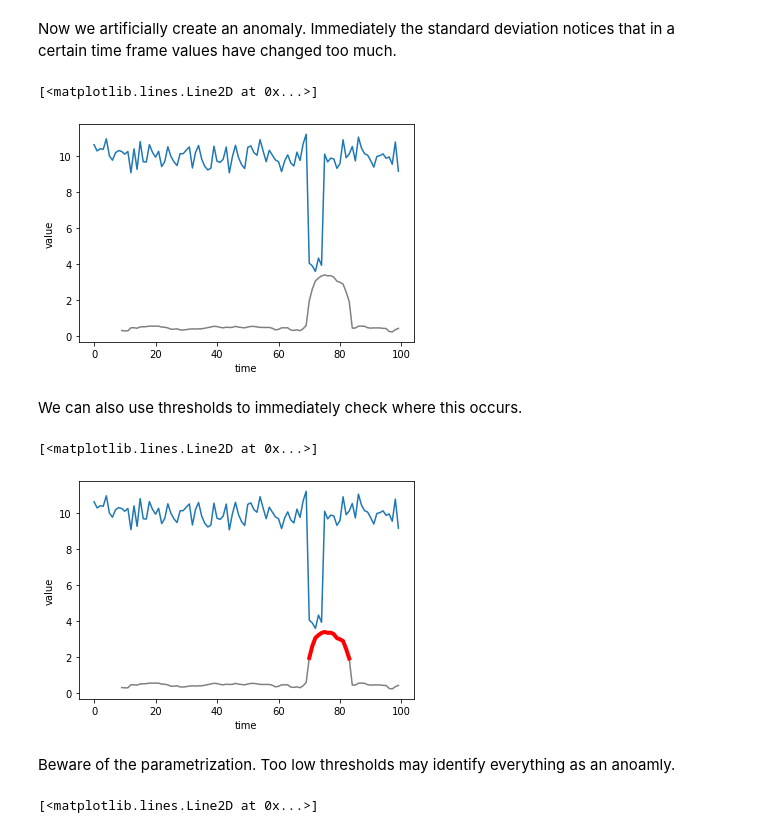
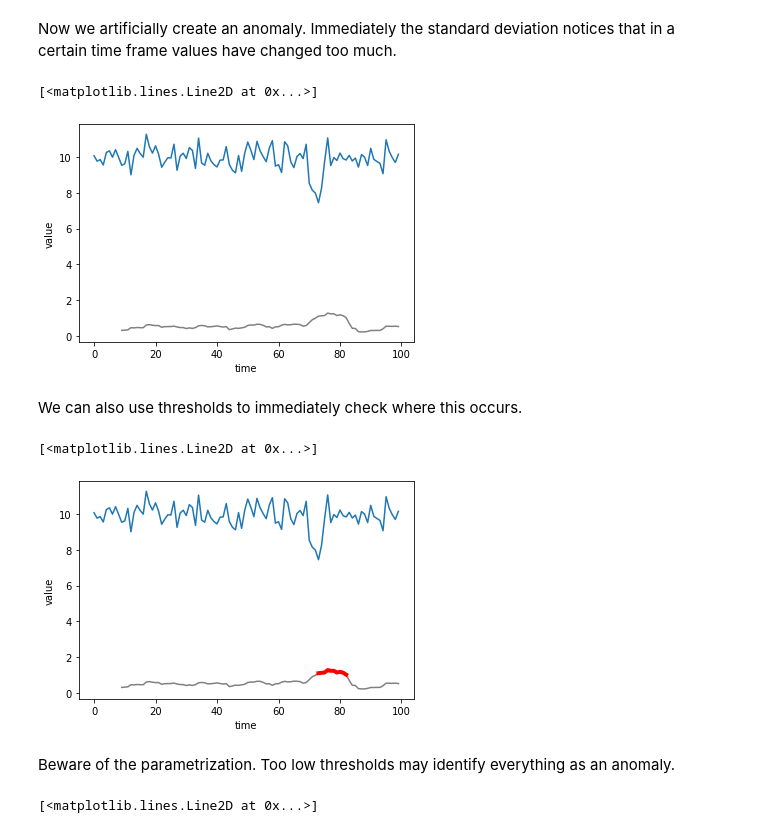
Before and after one commit to UBICO/more-iot, a Jupyter notebook: live-examples/anomaly.ipynb, the cells around one changed output. Saved outputs shown, nothing was run; the diff lists cells and outputs as text; code cells hidden in the pictures.

```diff
--- a/live-examples/anomaly.ipynb
+++ b/live-examples/anomaly.ipynb
@@ -38,14 +37,14 @@ plt.plot(std)
 Now we artificially create an anomaly. Immediately the standard deviation notices that in a certain time frame values have changed too much.
 # %%
 _ = df.copy()
-_.iloc[70:75]['value'] *= random.random()
+_.iloc[70:75]['value'] *= 0.8#random.random()
 std = _['value'].rolling(window=10).std()
 
 sns.lineplot(data=_, x='time', y='value')
 plt.plot(std,color='gray')
 # %% [output]
 [<matplotlib.lines.Line2D at 0x...>]
-[figure, old version]
+[figure, new version]
 # %% [markdown]
 We can also use thresholds to immediately check where this occurs.
 # %%
@@ -54,9 +53,9 @@ plt.plot(std, color='gray')
 plt.plot(std[std.values > 1], color='red',lw=4)
 # %% [output]
 [<matplotlib.lines.Line2D at 0x...>]
-[figure, old version]
+[figure, new version]
 # %% [markdown]
-Beware of the parametrization. Too low thresholds may identify everything as an anoamly.
+Beware of the parametrization. Too low thresholds may identify everything as an anomaly.
 # %%
 sns.lineplot(data=_, x='time', y='value')
 plt.plot(std, color='gray')
```
Also changed, not shown: parts of 5 cells of this notebook, 2 other files.
